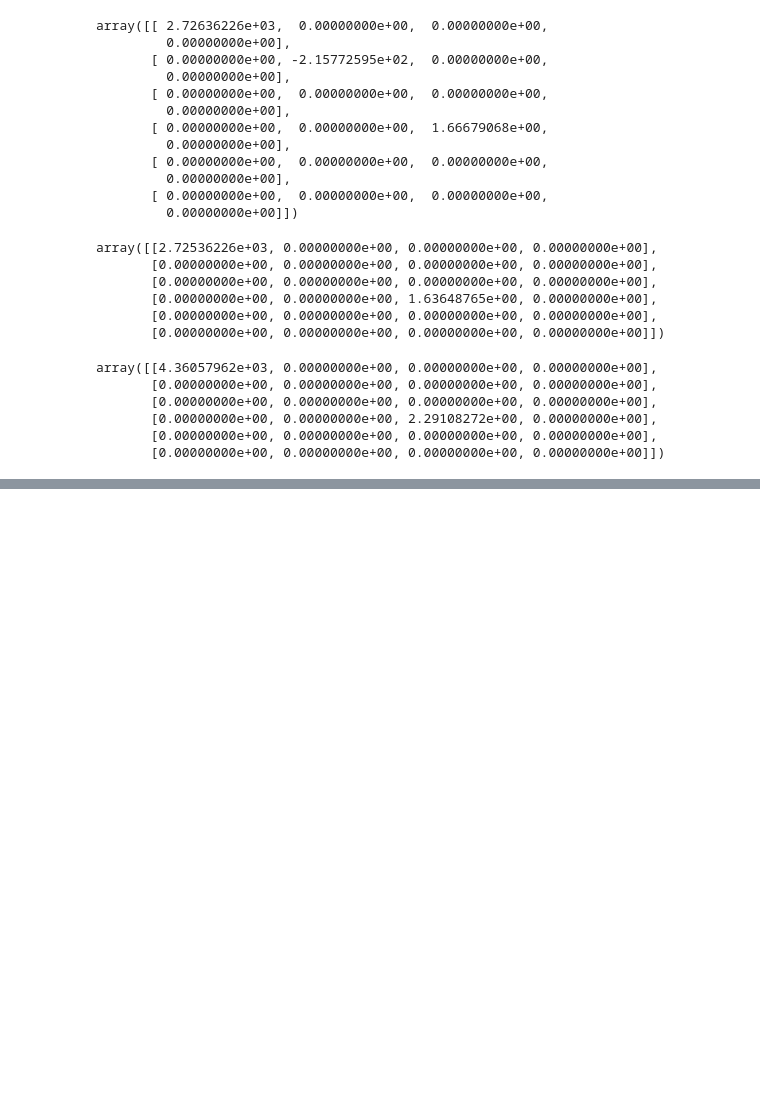
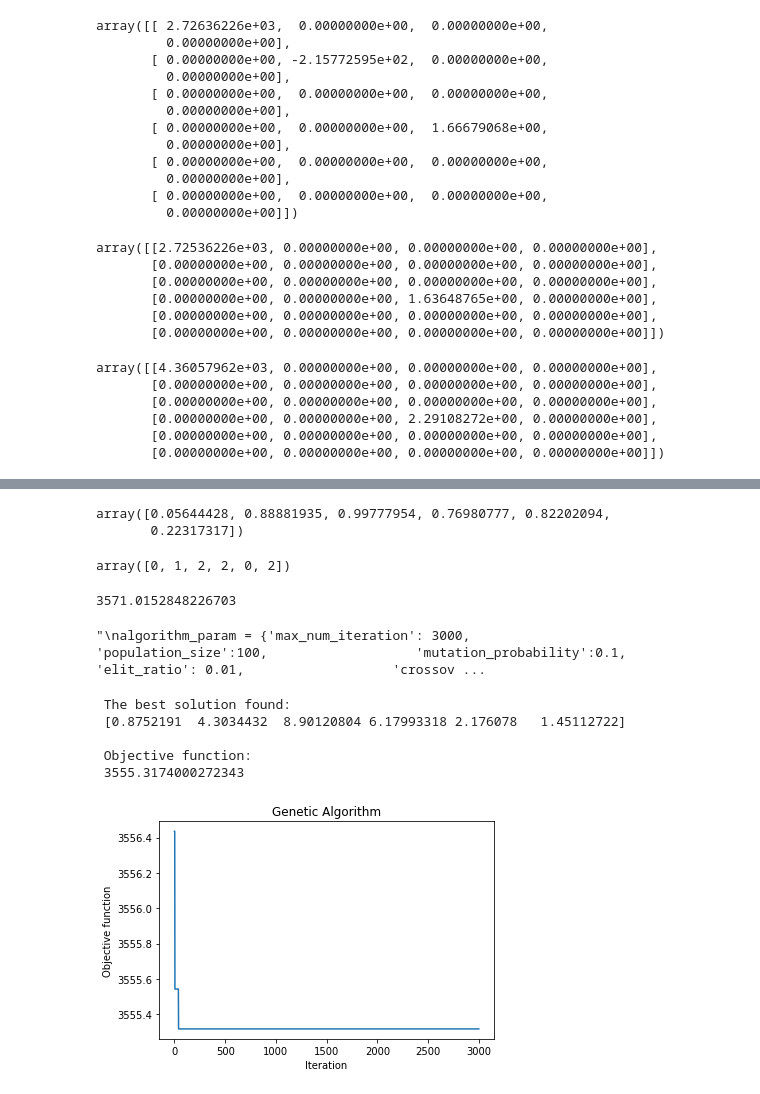
Before and after one commit to karosroczyk/Modele-Kolejkowe, a Jupyter notebook: siec.ipynb, the cells around one changed output, grey strips where cells are left out. Cells and saved outputs as stored; diff of their text form; code cells hidden in the pictures; blank space fills up the shorter version.

Commit message:
niedziałająca funkcja celu

```diff
--- a/siec.ipynb
+++ b/siec.ipynb
@@ -281,0 +298,62 @@ array([[4.36057962e+03, 0.00000000e+00, 0.00000000e+00, 0.00000000e+00],
+# %%
+# C2 - koszty niezajętości kanałów obsługi w systemie i
+
+C2 = random.rand(N)
+C2
+# %% [output]
+array([0.05644428, 0.88881935, 0.99777954, 0.76980777, 0.82202094,
+       0.22317317])
+# %%
+# m_nzi - liczba niezajętych kanałów obsługi w systemie i
+# jak obliczyć m_nzi?
+
+# na razie dam jakieś randomowe
+m_nzi = random.randint(3, size=(N))
+m_nzi
+# %% [output]
+array([0, 1, 2, 2, 0, 2])
+# %%
+# nie wiem jak uzależnić m od m_nzi wiec daje byle co
+# ¯\_(ツ)_/¯
+
+def get_m_nzi(m):
+    return random.randint(3, size=(N))
+# %%
+# funkcja celu do minimalizacji
+
+def f_celu(m):
+    suma = 0
+    m_nzi = get_m_nzi(m)
+    for i in range(N):
+        for r in range(R):
+            suma = suma + C1[i,r]*Q_matrix[i,r] + C2[i]*m_nzi[i]
+
+    return suma
+# %%
+f_celu(m)
+# %% [output]
+3571.0152848226703
+# %%
+'''
+algorithm_param = {'max_num_iteration': 3000,\
+                   'population_size':100,\
+                   'mutation_probability':0.1,\
+                   'elit_ratio': 0.01,\
+                   'crossover_probability': 0.5,\
+                   'parents_portion': 0.3,\
+                   'crossover_type':'uniform',\
+                   'max_iteration_without_improv':None}
+'''
+# %% [output]
+"\nalgorithm_param = {'max_num_iteration': 3000,                   'population_size':100,                   'mutation_probability':0.1,                   'elit_ratio': 0.01,                   'crossov ...
+# %%
+varbound=np.array([[0,10]]*N)
+model=ga(function=f_celu,dimension=N,variable_type='real',variable_boundaries=varbound)
+model.run()
+# %% [output]
+ The best solution found:
+ [0.8752191  4.3034432  8.90120804 6.17993318 2.176078   1.45112722]
+
+ Objective function:
+ 3555.3174000272343
+[figure, added]
```
Also changed, not shown: parts of 3 cells of this notebook.
